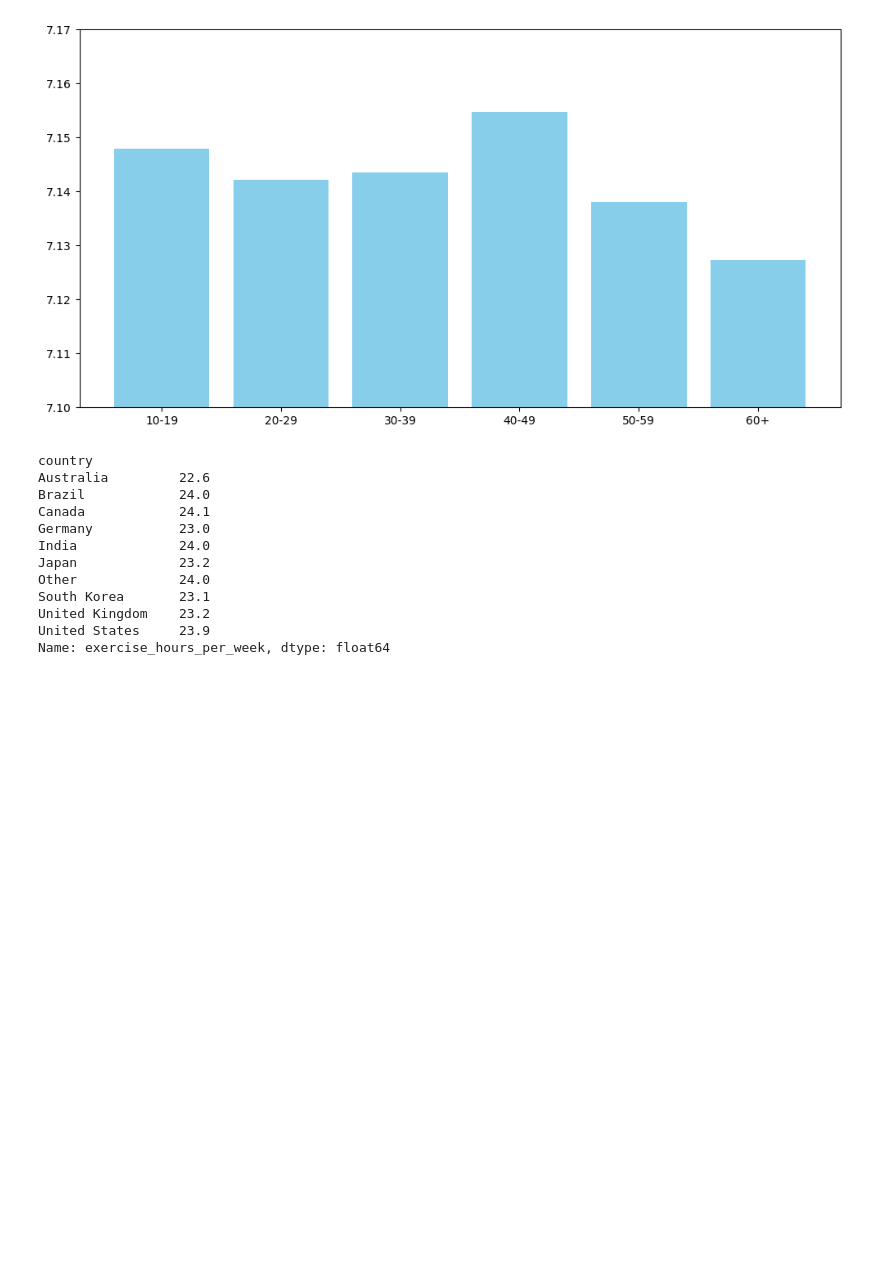
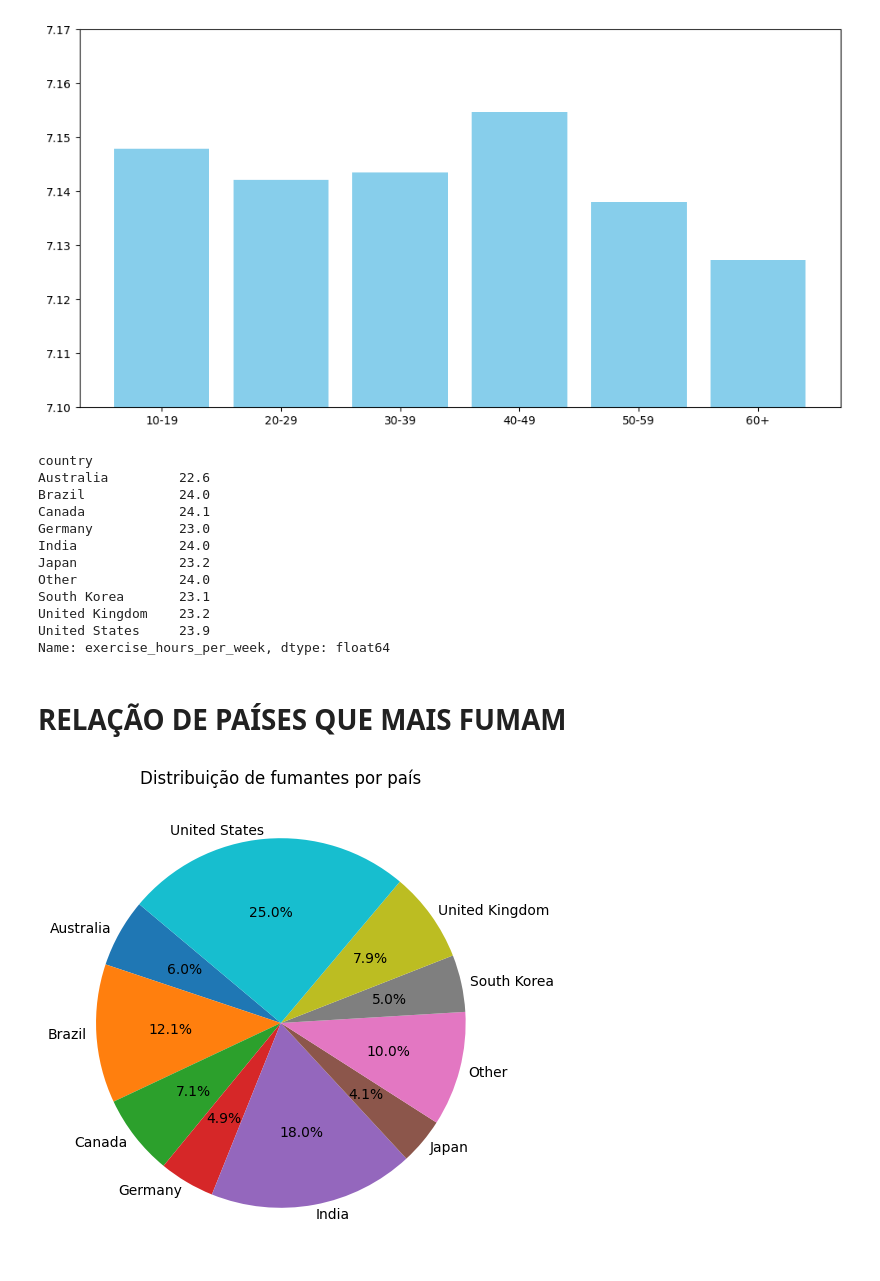
Before and after one commit to H3ytt0r62/SBD2-Social_Media_User_Analysis, a Jupyter notebook: Data layer/Raw/analytcs.ipynb, the cells around one changed output. Cells and saved outputs as stored; diff of their text form; code cells hidden in the pictures; blank space fills up the shorter version.

Commit message:
feat: gráficos dos fumantes

```diff
--- a/Data layer/Raw/analytcs.ipynb
+++ b/Data layer/Raw/analytcs.ipynb
@@ -65,3 +65,22 @@ South Korea       23.1
 United Kingdom    23.2
 United States     23.9
 Name: exercise_hours_per_week, dtype: float64
+# %% [markdown]
+# RELAÇÃO DE PAÍSES QUE MAIS FUMAM
+# %%
+df_fumantes = df_raw[df_raw['smoking'] == 'Yes']
+
+fumantes_paises = df_fumantes.groupby('country').country.count()
+
+plt.figure(figsize=(10, 6))
+plt.pie(
+    fumantes_paises,
+    autopct='%1.1f%%',
+    startangle=140,
+    labels=fumantes_paises.index,
+    labeldistance=1.05
+)
+plt.title('Distribuição de fumantes por país')
+plt.show()
+# %% [output]
+[figure, added]
```
Also changed, not shown: parts of 4 cells of this notebook.
